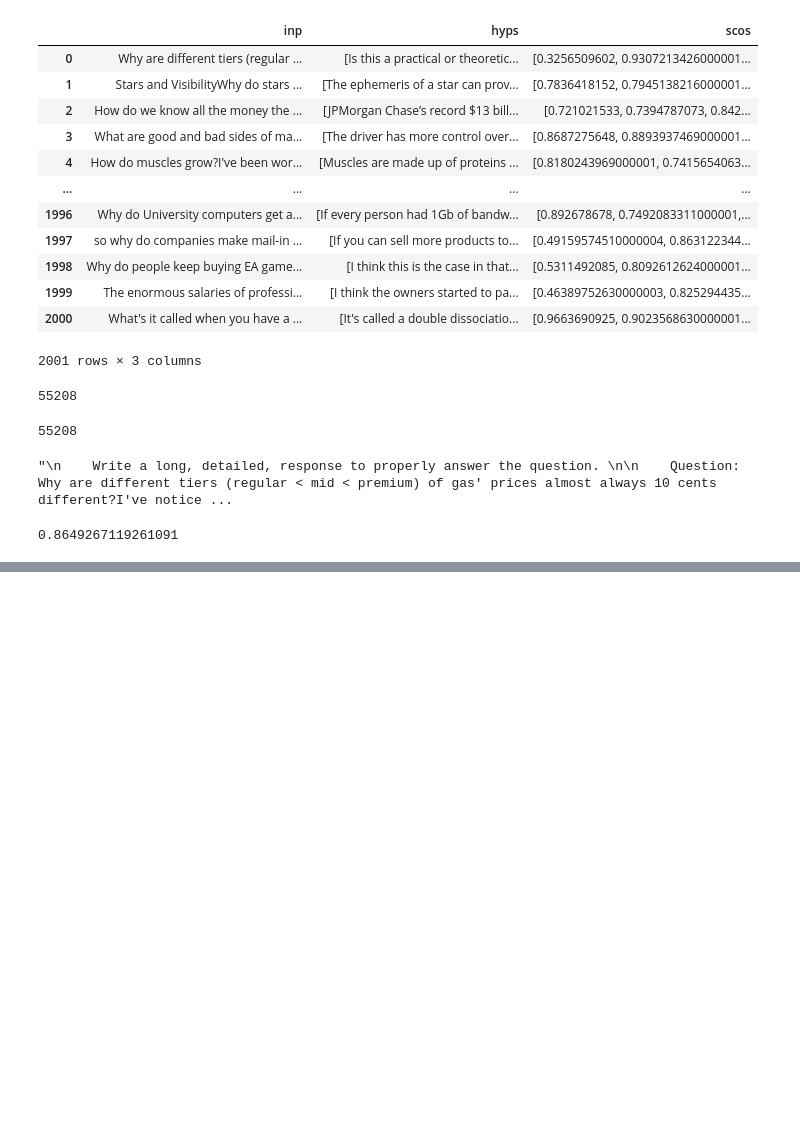
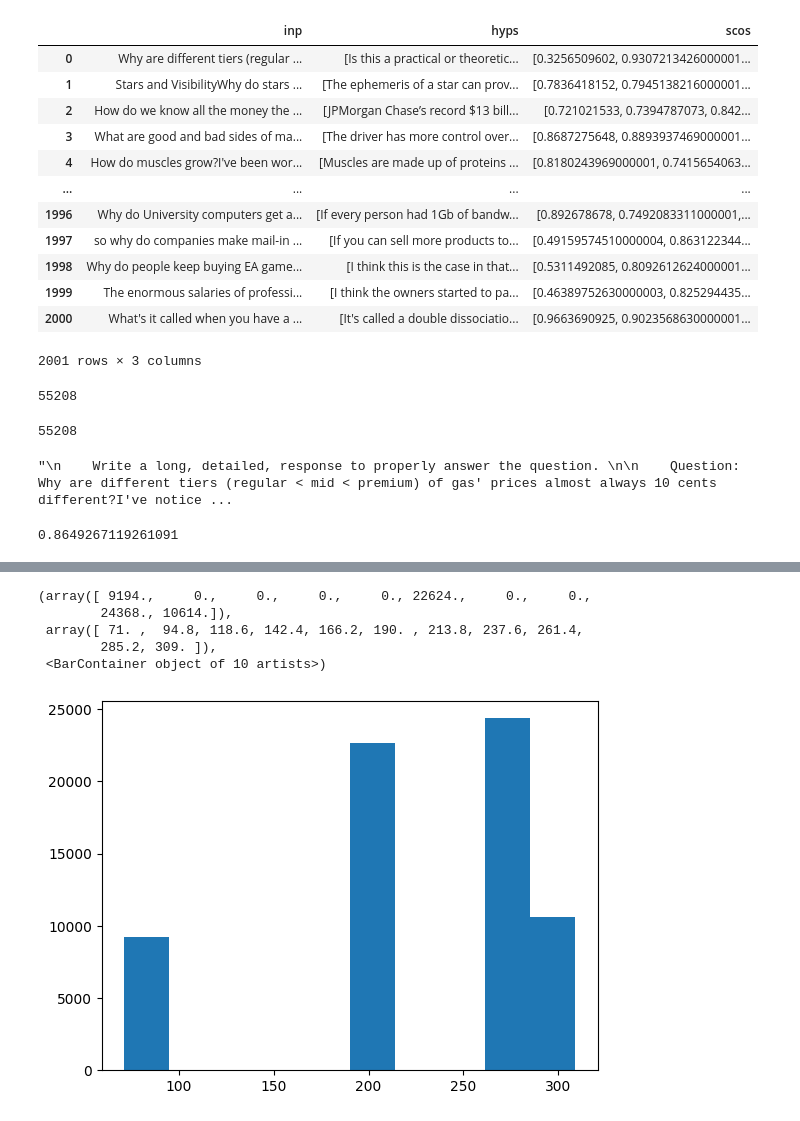
Before and after one commit to PrasannS/tfr-decoding, a Jupyter notebook: process_rawdata.ipynb, the cells around one changed output, grey strips where cells are left out. Saved outputs shown, nothing was run; the diff lists cells and outputs as text; code cells hidden in the pictures; blank space fills up the shorter version.

```diff
--- a/process_rawdata.ipynb
+++ b/process_rawdata.ipynb
@@ -5,0 +13,2 @@ from itertools import combinations
+# %%
+alldfs = pd.concat(dfs).reset_index(drop=True).drop(columns=['input', 'scorer_name_or_path'])
@@ -30,14 +55,14 @@ train_df.to_json("output/trainsetbalanced.jsonl", lines=True, orient="records")
 test_df.to_json("output/testsetbalanced.jsonl", lines=True, orient="records")
 # %%
 # A, B, C, D
-# CLASSES = [71, 272, 205, 309]
-CLASSES = [71, 272]
+CLASSES = [71, 272, 205, 309]
+#CLASSES = [71, 272]
 def getclass(val):
-    if val<0.65:
+    if val<1.1:
         return CLASSES[0]
-    elif val<0.75:
+    elif val<1.7:
         return CLASSES[1]
-    elif val<0.85:
+    elif val<2.1:
         return CLASSES[2]
     else:
         return CLASSES[3]
@@ -236,0 +202,2 @@ df_new = df_new.drop('hyp_pairs', axis=1)
+# %%
+fulldf['label'] = [getclass(c) for c in fulldf['sco']]
@@ -236,0 +230,9 @@ df_new = df_new.drop('hyp_pairs', axis=1)
+# %%
+plt.hist(fulldf['label'])
+# %% [output]
+(array([ 9194.,     0.,     0.,     0.,     0., 22624.,     0.,     0.,
+        24368., 10614.]),
+ array([ 71. ,  94.8, 118.6, 142.4, 166.2, 190. , 213.8, 237.6, 261.4,
+        285.2, 309. ]),
+ <BarContainer object of 10 artists>)
+[figure, added]
```
Also changed, not shown: parts of 14 cells of this notebook, 6 other files.
